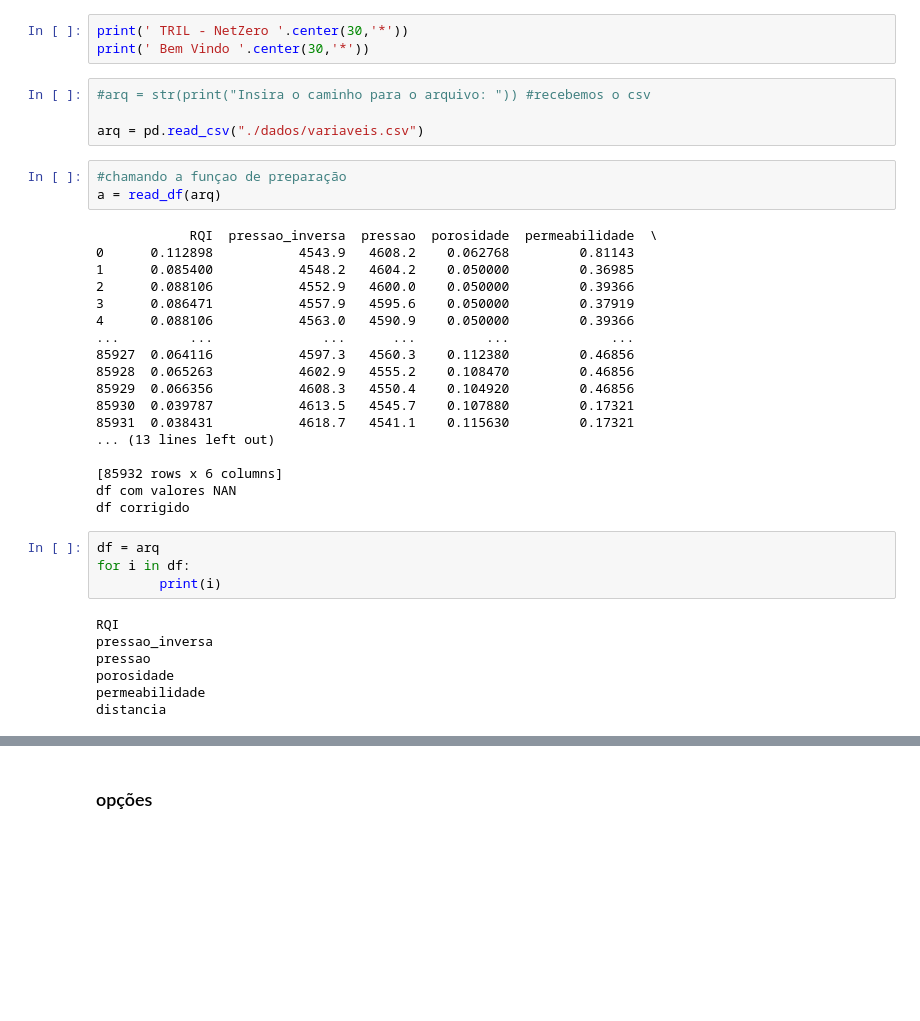
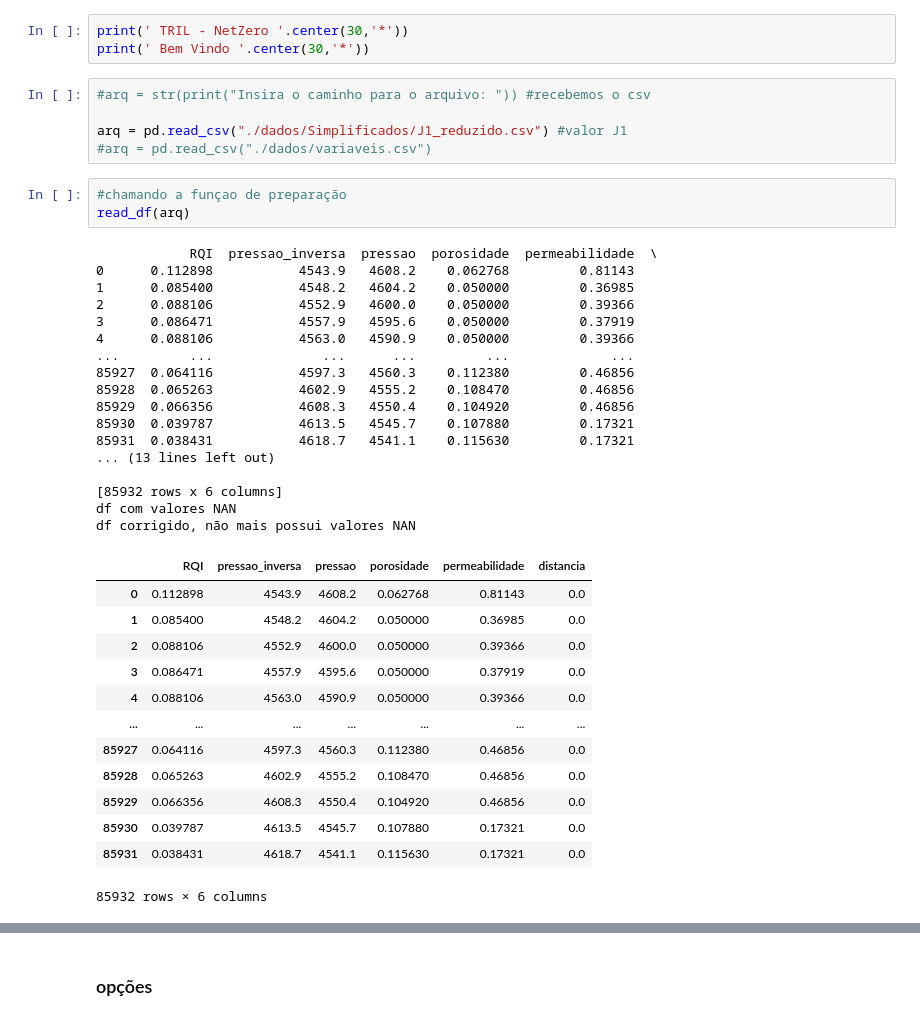
Before and after one commit to YhasmimTigre/TRIL-Net-Zero, a Jupyter notebook: Lab-Tril-05.ipynb, the cells around one changed output, grey strips where cells are left out. Cells and saved outputs as stored; diff of their text form; blank space fills up the shorter version.

```diff
--- a/Lab-Tril-05.ipynb
+++ b/Lab-Tril-05.ipynb
@@ -268,36 +315,39 @@ print(' Bem Vindo '.center(30,'*'))
 # %%
 #arq = str(print("Insira o caminho para o arquivo: ")) #recebemos o csv
 
-arq = pd.read_csv("./dados/variaveis.csv")
+arq = pd.read_csv("./dados/Simplificados/J1_reduzido.csv") #valor J1
+#arq = pd.read_csv("./dados/variaveis.csv")
 # %%
 #chamando a funçao de preparação
-a = read_df(arq)
+read_df(arq)
 # %% [output]
             RQI  pressao_inversa  pressao  porosidade  permeabilidade  \
 0      0.112898           4543.9   4608.2    0.062768         0.81143
 1      0.085400           4548.2   4604.2    0.050000         0.36985
 2      0.088106           4552.9   4600.0    0.050000         0.39366
 3      0.086471           4557.9   4595.6    0.050000         0.37919
 4      0.088106           4563.0   4590.9    0.050000         0.39366
 ...         ...              ...      ...         ...             ...
 85927  0.064116           4597.3   4560.3    0.112380         0.46856
 85928  0.065263           4602.9   4555.2    0.108470         0.46856
 85929  0.066356           4608.3   4550.4    0.104920         0.46856
 85930  0.039787           4613.5   4545.7    0.107880         0.17321
 85931  0.038431           4618.7   4541.1    0.115630         0.17321
 ... (13 lines left out)
 
 [85932 rows x 6 columns]
 df com valores NAN
-df corrigido
+df corrigido, não mais possui valores NAN
+|  | RQI | pressao_inversa | pressao | porosidade | permeabilidade | distancia |
+| 0 | 0.112898 | 4543.9 | 4608.2 | 0.062768 | 0.81143 | 0.0 |
+| 1 | 0.085400 | 4548.2 | 4604.2 | 0.050000 | 0.36985 | 0.0 |
+| 2 | 0.088106 | 4552.9 | 4600.0 | 0.050000 | 0.39366 | 0.0 |
+| 3 | 0.086471 | 4557.9 | 4595.6 | 0.050000 | 0.37919 | 0.0 |
+| 4 | 0.088106 | 4563.0 | 4590.9 | 0.050000 | 0.39366 | 0.0 |
+| ... | ... | ... | ... | ... | ... | ... |
+| 85927 | 0.064116 | 4597.3 | 4560.3 | 0.112380 | 0.46856 | 0.0 |
+| 85928 | 0.065263 | 4602.9 | 4555.2 | 0.108470 | 0.46856 | 0.0 |
+| 85929 | 0.066356 | 4608.3 | 4550.4 | 0.104920 | 0.46856 | 0.0 |
+| 85930 | 0.039787 | 4613.5 | 4545.7 | 0.107880 | 0.17321 | 0.0 |
+| 85931 | 0.038431 | 4618.7 | 4541.1 | 0.115630 | 0.17321 | 0.0 |
+85932 rows × 6 columns
-# %%
-df = arq
-for i in df:
-        print(i)
-# %% [output]
-RQI
-pressao_inversa
-pressao
-porosidade
-permeabilidade
-distancia
```
Also changed, not shown: parts of 14 cells of this notebook, 3 other files.
